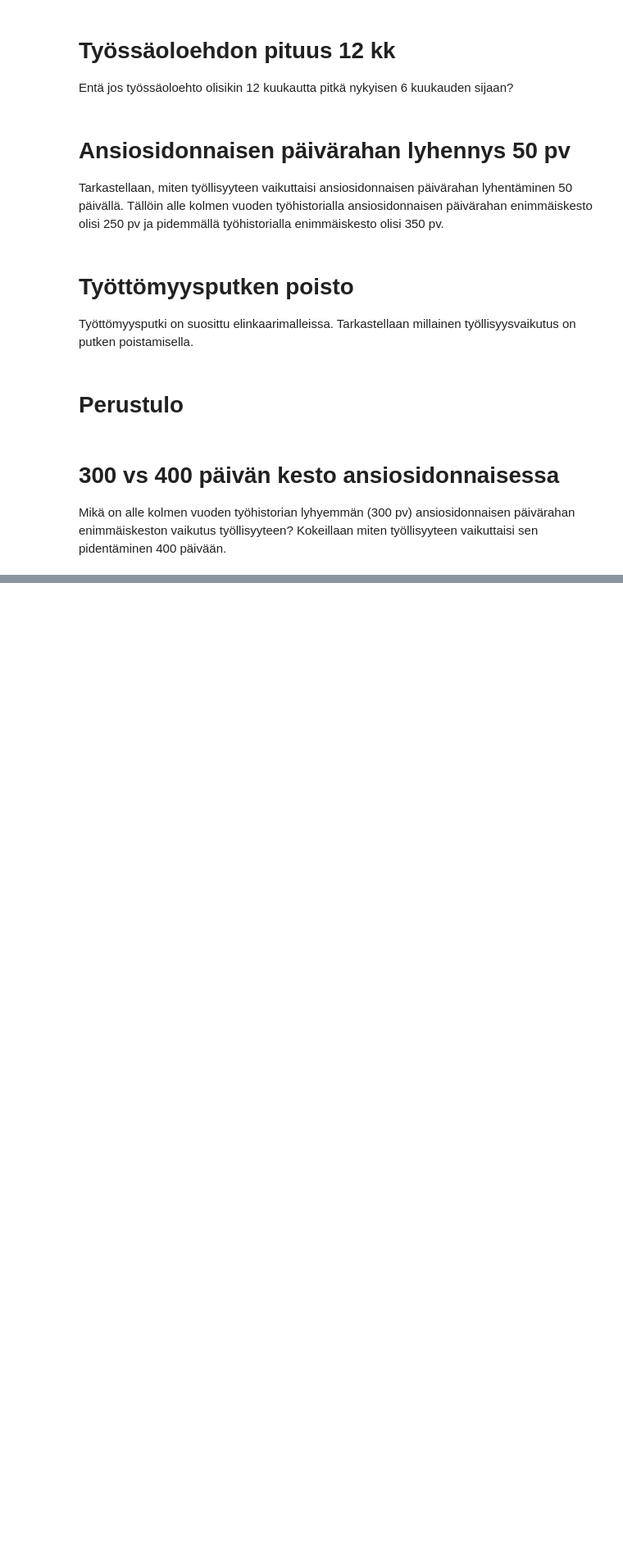
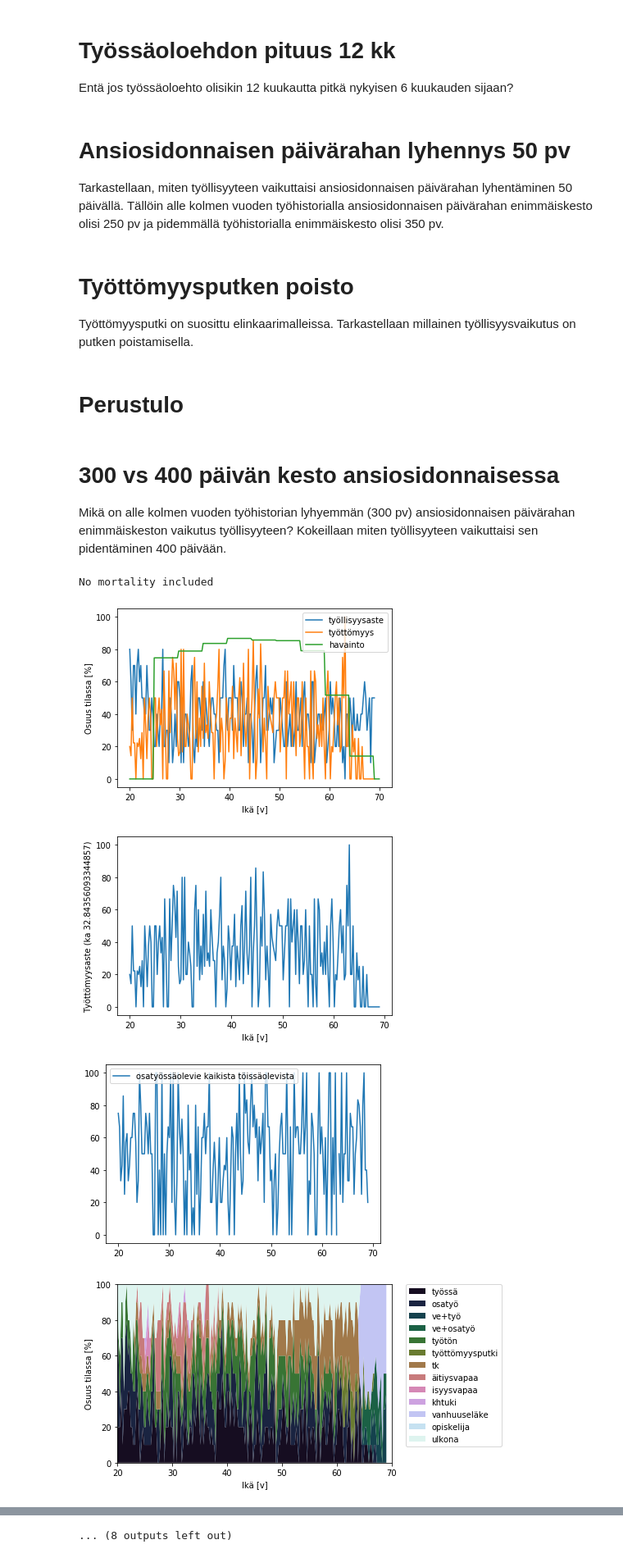
Before and after one commit to ajtanskanen/lifecycle-old-rl, a Jupyter notebook: social security with RL 11.ipynb, the cells around one changed output, grey strips where cells are left out. Shown at 82% size. Drawn from its saved outputs; the diff is of its cells as text; code cells hidden in the pictures; blank space fills up the shorter version.

```diff
--- a/social security with RL 11.ipynb
+++ b/social security with RL 11.ipynb
@@ -179,3 +171,13 @@ cc1_400.run_results(debug=False,steps1=size1,steps2=size2,pop=pop_size,determini
                     train=True,predict=True,batch1=batch1,batch2=batch2,bestname='best_300pv',plot=True,
                     save='saved/malli_300')
 cc1_400.compare_with(cc1)
+# %%
+cc1=Lifecycle(env='unemployment-v1',minimal=False,mortality=mortality,perustulo=False,
+              deterministic=deterministic,randomness=randomness)
+cc1.render(load='results/simut_res_best')
+# %% [output]
+No mortality included
+[figure, added]
+[figure, added]
+[figure, added]
+[figure, added]
@@ -181,0 +191 @@ cc1_400.compare_with(cc1)
+... (8 outputs left out)
```
Also changed, not shown: parts of 3 cells of this notebook, 4 other files.
